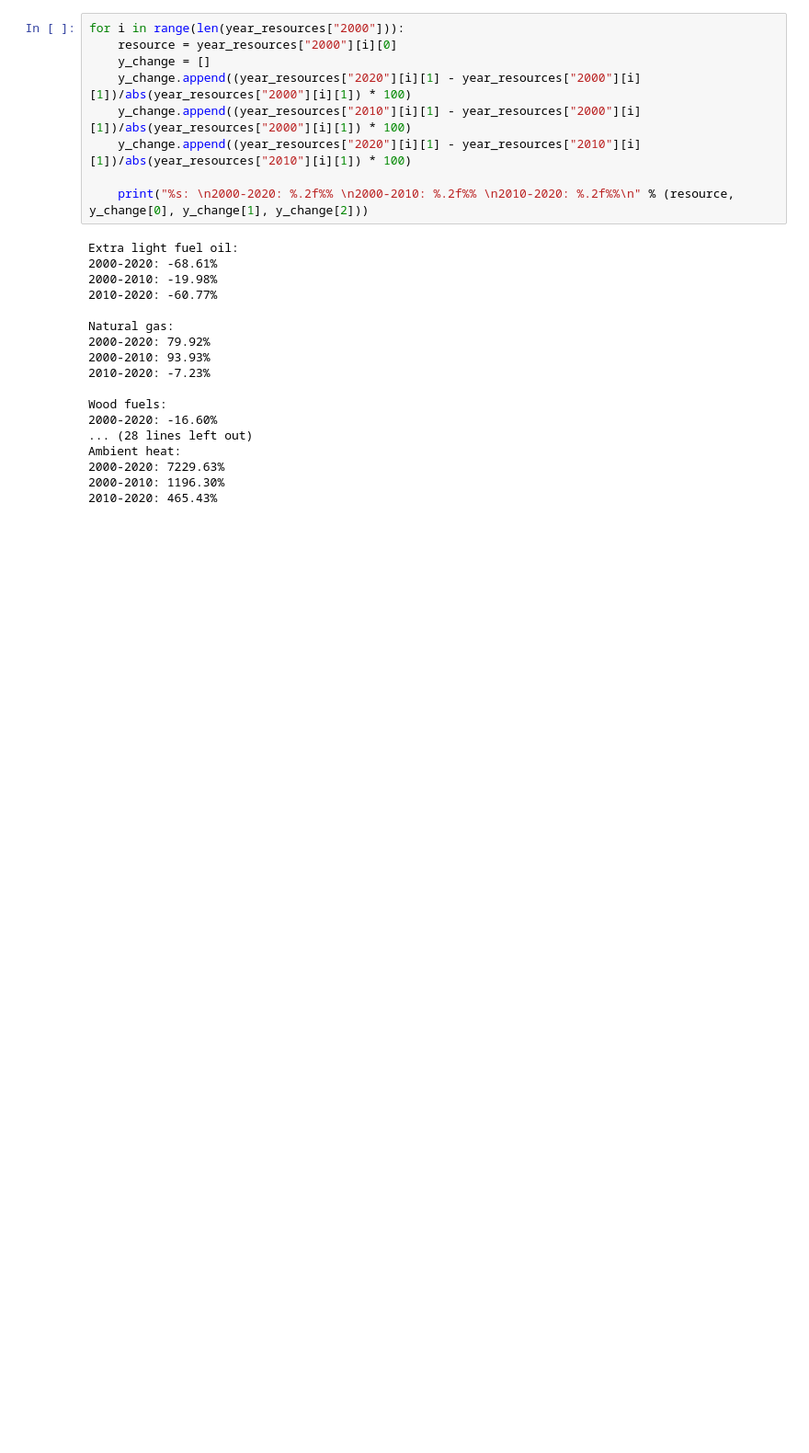
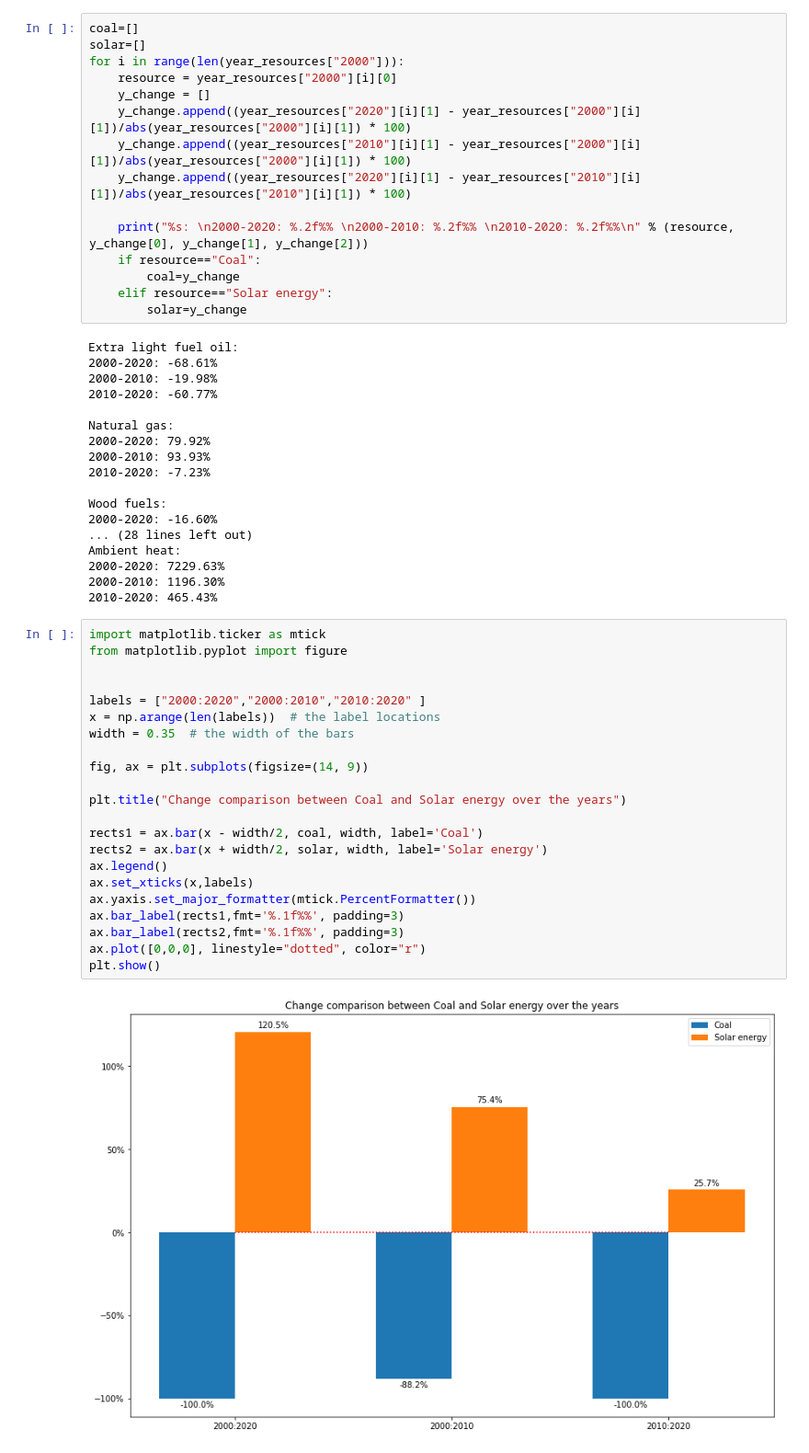
Before and after one commit to TilenBerlak/Data-mining-project, a Jupyter notebook: Projekt/Projekt.ipynb, the cells around one changed output. Shown at 92% size. Drawn from its saved outputs; the diff is of its cells as text; blank space fills up the shorter version.

```diff
--- a/Projekt/Projekt.ipynb
+++ b/Projekt/Projekt.ipynb
@@ -168,6 +168,8 @@ print(year_resources)
 # %% [output]
 {'2000': [('Extra light fuel oil', 14228), ('Natural gas', 2455), ('Wood fuels', 19524), ('Liquefied petroleum gas', 1889), ('Electricity', 9364), ('Coal', 424), ('District heat', 3955), ('Solar energ ...
 # %%
+coal=[]
+solar=[]
 for i in range(len(year_resources["2000"])):
     resource = year_resources["2000"][i][0]
     y_change = []
@@ -176,6 +178,10 @@ for i in range(len(year_resources["2000"])):
     y_change.append((year_resources["2020"][i][1] - year_resources["2010"][i][1])/abs(year_resources["2010"][i][1]) * 100)
 
     print("%s: \n2000-2020: %.2f%% \n2000-2010: %.2f%% \n2010-2020: %.2f%%\n" % (resource, y_change[0], y_change[1], y_change[2]))
+    if resource=="Coal":
+        coal=y_change
+    elif resource=="Solar energy":
+        solar=y_change
 # %% [output]
 Extra light fuel oil:
 2000-2020: -68.61%
@@ -194,3 +200,27 @@ Ambient heat:
 2000-2020: 7229.63%
 2000-2010: 1196.30%
 2010-2020: 465.43%
+# %%
+import matplotlib.ticker as mtick
+from matplotlib.pyplot import figure
+
+
+labels = ["2000:2020","2000:2010","2010:2020" ]
+x = np.arange(len(labels))  # the label locations
+width = 0.35  # the width of the bars
+
+fig, ax = plt.subplots(figsize=(14, 9))
+
+plt.title("Change comparison between Coal and Solar energy over the years")
+
+rects1 = ax.bar(x - width/2, coal, width, label='Coal')
+rects2 = ax.bar(x + width/2, solar, width, label='Solar energy')
+ax.legend()
+ax.set_xticks(x,labels)
+ax.yaxis.set_major_formatter(mtick.PercentFormatter())
+ax.bar_label(rects1,fmt='%.1f%%', padding=3)
+ax.bar_label(rects2,fmt='%.1f%%', padding=3)
+ax.plot([0,0,0], linestyle="dotted", color="r")
+plt.show()
+# %% [output]
+[figure, added]
```
